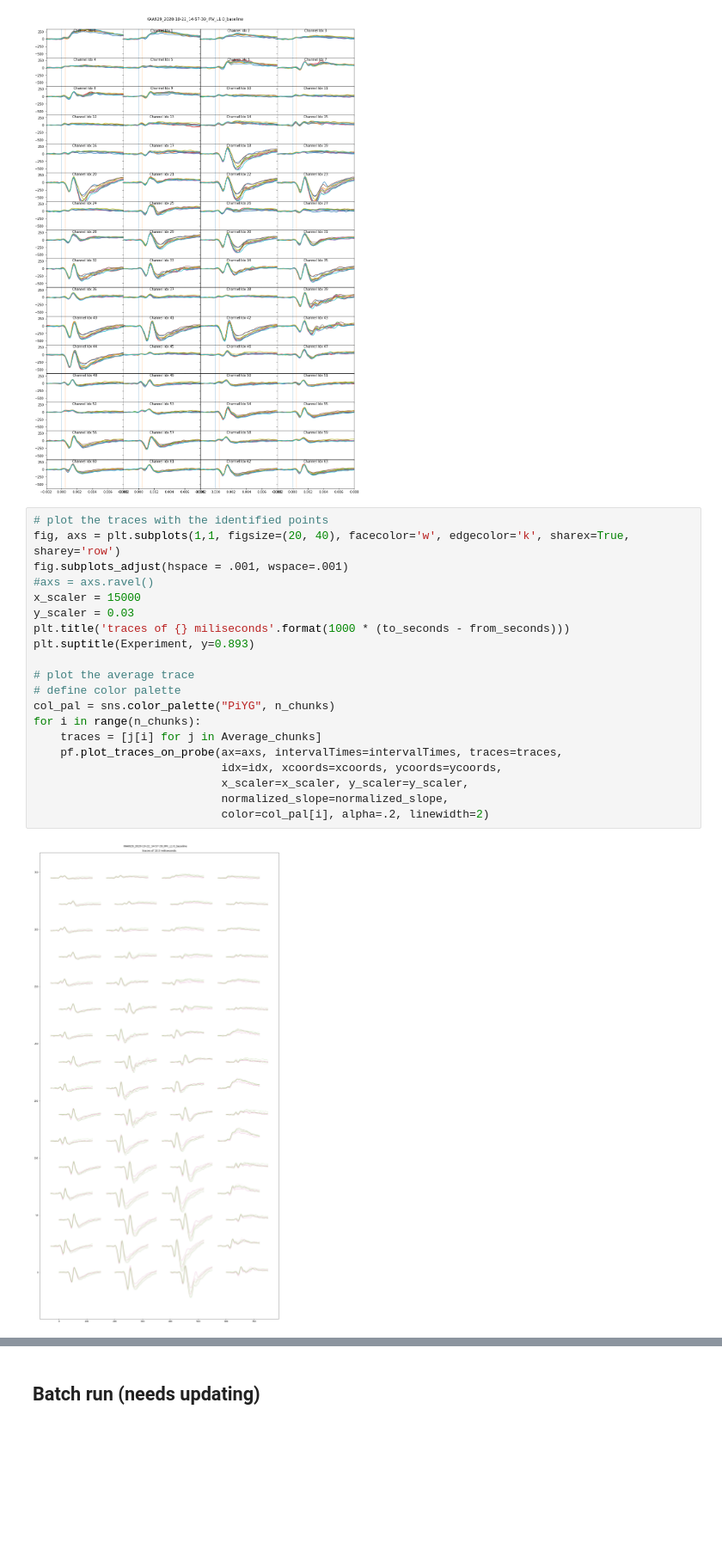
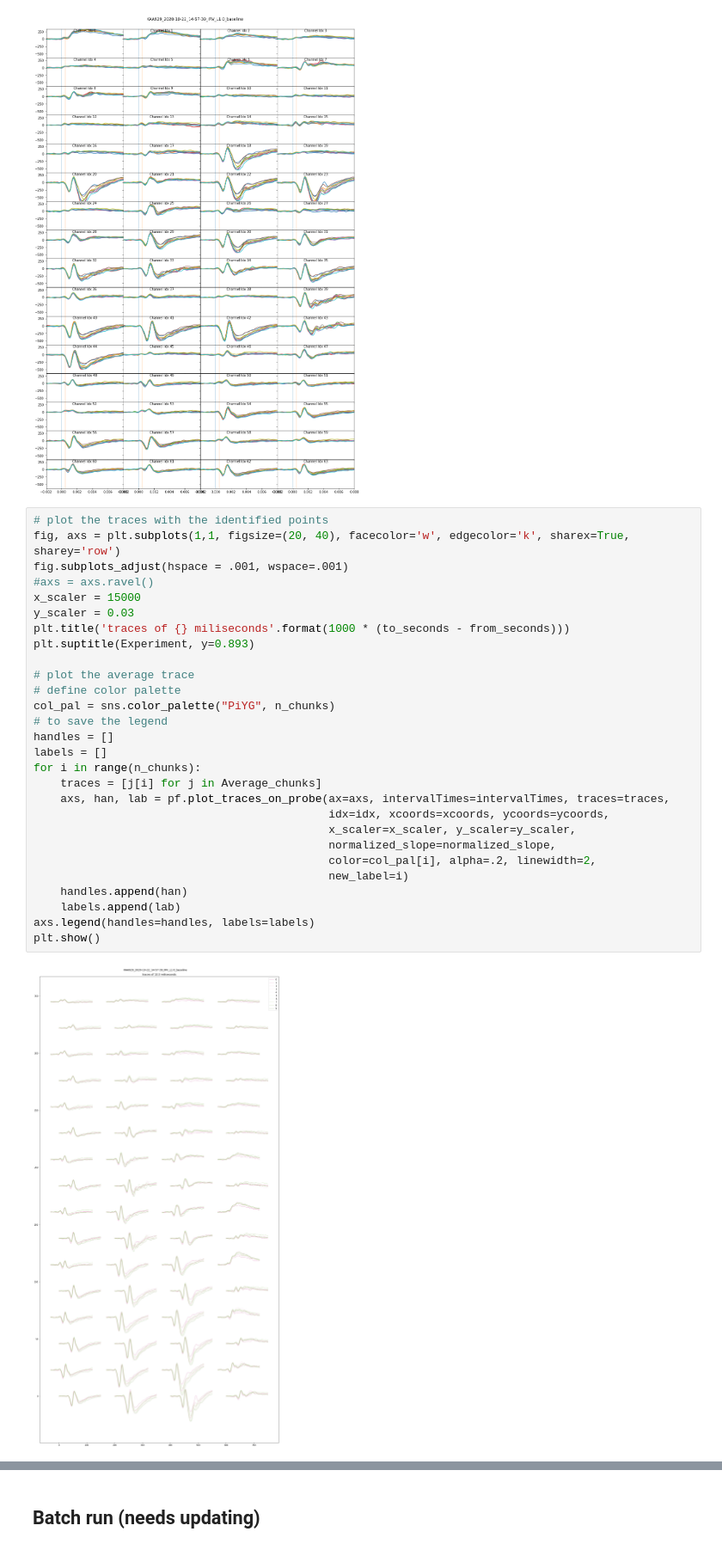
Before and after one commit to HernandoMV/OpenEphys_Analysis, a Jupyter notebook: Invitro_OE.ipynb, the cells around one changed output, grey strips where cells are left out. Shown at 86% size. Cells and saved outputs as stored; diff of their text form; blank space fills up the shorter version.

```diff
--- a/Invitro_OE.ipynb
+++ b/Invitro_OE.ipynb
@@ -567,22 +577,30 @@ Progress: [####################] 98.4%
 # %%
 # plot the traces with the identified points
 fig, axs = plt.subplots(1,1, figsize=(20, 40), facecolor='w', edgecolor='k', sharex=True, sharey='row')
 fig.subplots_adjust(hspace = .001, wspace=.001)
 #axs = axs.ravel()
 x_scaler = 15000
 y_scaler = 0.03
 plt.title('traces of {} miliseconds'.format(1000 * (to_seconds - from_seconds)))
 plt.suptitle(Experiment, y=0.893)
 
 # plot the average trace
 # define color palette
 col_pal = sns.color_palette("PiYG", n_chunks)
+# to save the legend
+handles = []
+labels = []
 for i in range(n_chunks):
     traces = [j[i] for j in Average_chunks]
-    pf.plot_traces_on_probe(ax=axs, intervalTimes=intervalTimes, traces=traces,
-                            idx=idx, xcoords=xcoords, ycoords=ycoords,
-                            x_scaler=x_scaler, y_scaler=y_scaler,
-                            normalized_slope=normalized_slope,
-                            color=col_pal[i], alpha=.2, linewidth=2)
+    axs, han, lab = pf.plot_traces_on_probe(ax=axs, intervalTimes=intervalTimes, traces=traces,
+                                            idx=idx, xcoords=xcoords, ycoords=ycoords,
+                                            x_scaler=x_scaler, y_scaler=y_scaler,
+                                            normalized_slope=normalized_slope,
+                                            color=col_pal[i], alpha=.2, linewidth=2,
+                                            new_label=i)
+    handles.append(han)
+    labels.append(lab)
+axs.legend(handles=handles, labels=labels)
+plt.show()
 # %% [output]
-[figure, old version]
+[figure, new version]
```
Also changed, not shown: parts of 11 cells of this notebook, 2 other files.
